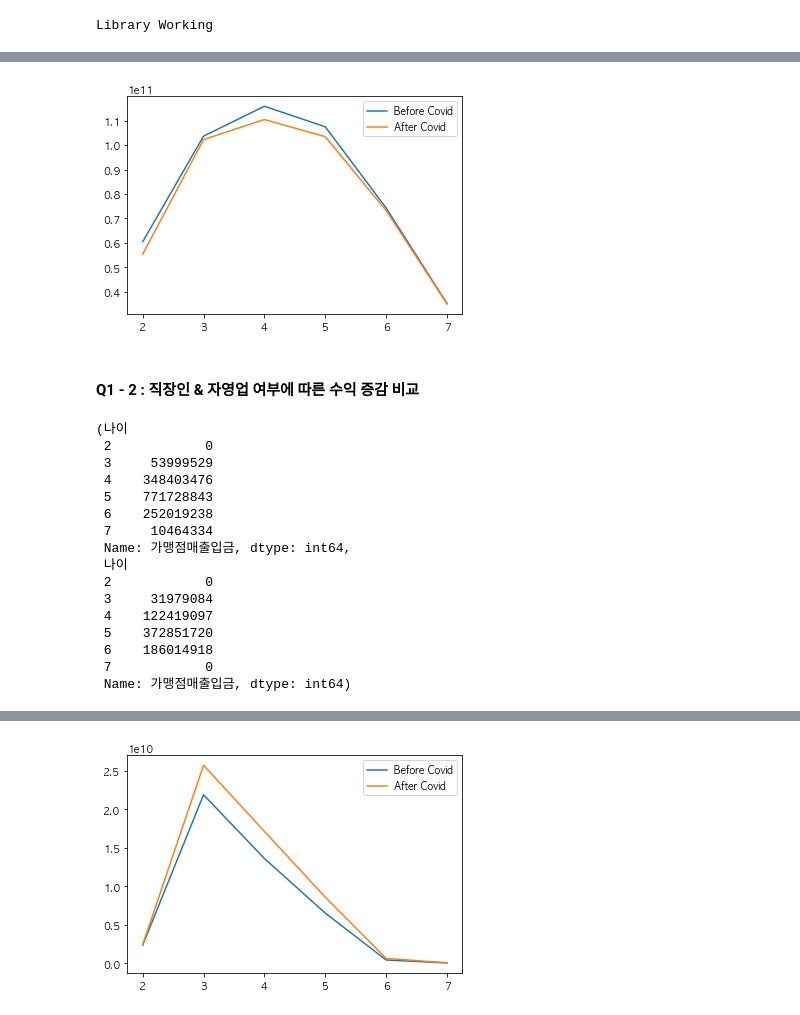
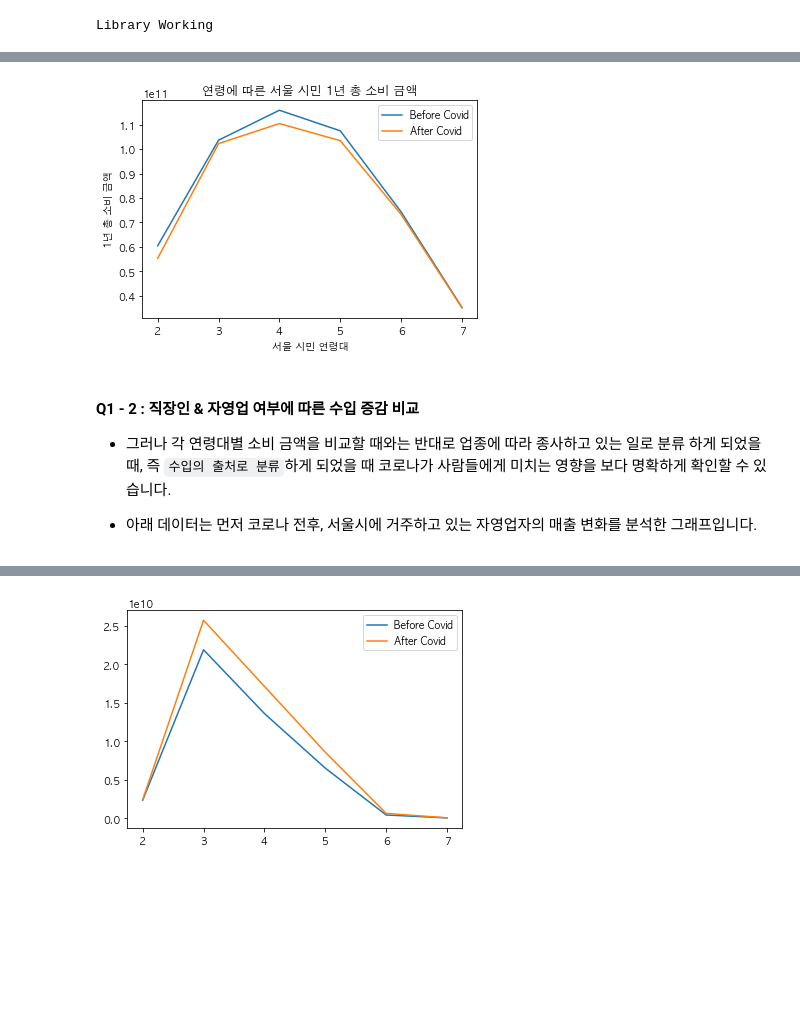
Before and after one commit to RyanKor/financial-data-competition-2021, a Jupyter notebook: Financial Data Competition 2021.ipynb, the cells around one changed output, grey strips where cells are left out. Cells and saved outputs as stored; diff of their text form; code cells hidden in the pictures; blank space fills up the shorter version.

```diff
--- a/Financial Data Competition 2021.ipynb
+++ b/Financial Data Competition 2021.ipynb
@@ -164,36 +194,26 @@ before_covid_cost, after_covid_cost
 # %%
 plt.plot(before_covid_cost)
 plt.plot(after_covid_cost)
 plt.legend(['Before Covid', 'After Covid'])
+plt.xlabel("서울 시민 연령대")
+plt.ylabel("1년 총 소비 금액")
+plt.title("연령에 따른 서울 시민 1년 총 소비 금액")
 plt.show()
 # %% [output]
-[figure, old version]
+[figure, new version]
 # %% [markdown]
-#### Q1 - 2 : 직장인 & 자영업 여부에 따른 수익 증감 비교
+#### Q1 - 2 : 직장인 & 자영업 여부에 따른 수입 증감 비교
+
+- 그러나 각 연령대별 소비 금액을 비교할 때와는 반대로 업종에 따라 종사하고 있는 일로 분류 하게 되었을 때, 즉 `수입의 출처로 분류`하게 되었을 때 코로나가 사람들에게 미치는 영향을 보다 명확하게 확인할 수 있습니다.
+
+
+- 아래 데이터는 먼저 코로나 전후, 서울시에 거주하고 있는 자영업자의 매출 변화를 분석한 그래프입니다.
 # %%
-# 코로나 전 자영업자 매출 비교
+# 코로나 전후 자영업자 매출 비교
 before_covid_sales = shinhan_bank[(shinhan_bank["기준년월"]>=201903)
                                 &(shinhan_bank["기준년월"]<202003)&
                                   (shinhan_bank["직장인여부"]==0)].groupby("나이")["가맹점매출입금"].sum()
 after_covid_sales = shinhan_bank[(shinhan_bank["기준년월"]>201909)
                                 &(shinhan_bank["기준년월"]<202103)&
                                   (shinhan_bank["직장인여부"]==0)].groupby("나이")["가맹점매출입금"].sum()
-before_covid_sales, after_covid_sales
-# %% [output]
-(나이
- 2            0
- 3     53999529
- 4    348403476
- 5    771728843
- 6    252019238
- 7     10464334
- Name: 가맹점매출입금, dtype: int64,
- 나이
- 2            0
- 3     31979084
- 4    122419097
- 5    372851720
- 6    186014918
- 7            0
- Name: 가맹점매출입금, dtype: int64)
 # %% [markdown]
```
Also changed, not shown: parts of 18 cells of this notebook.
